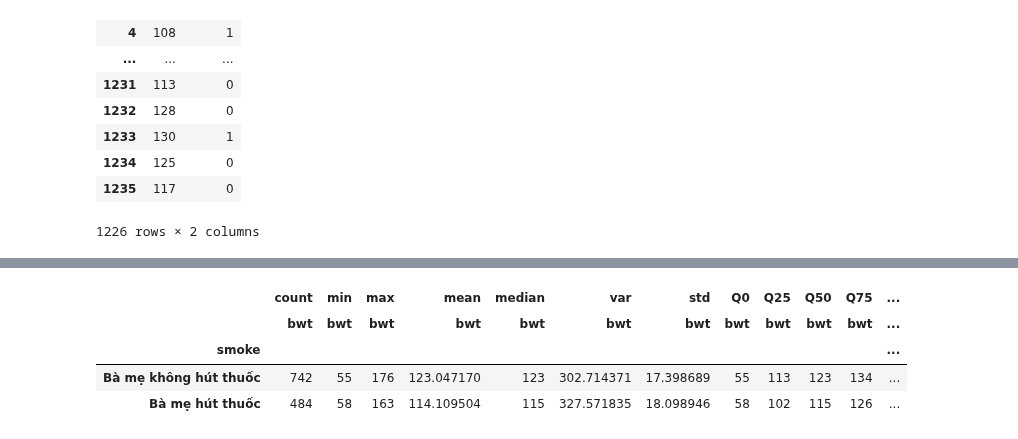
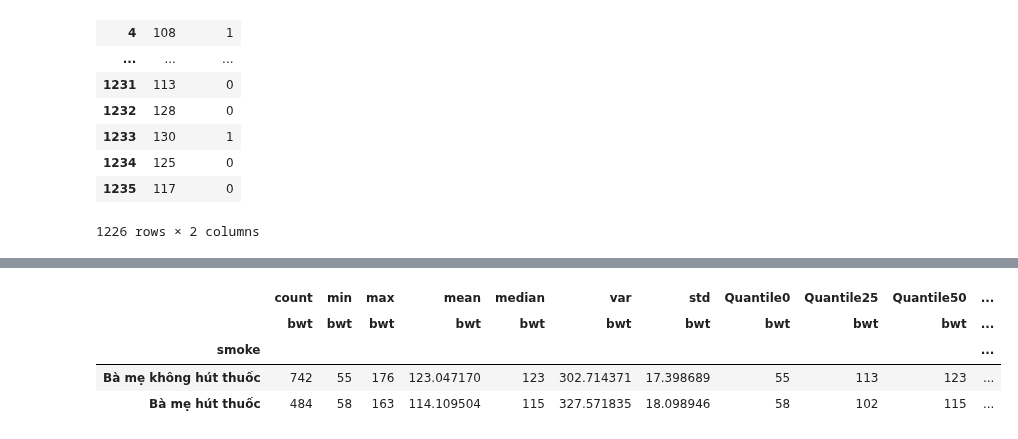
Before and after one commit to PhamBaVuong/DataAnalysisDeepLearning, a Jupyter notebook: Lab05.ipynb, the cells around one changed output, grey strips where cells are left out. Saved outputs shown, nothing was run; the diff lists cells and outputs as text; code cells hidden in the pictures.

```diff
--- a/Lab05.ipynb
+++ b/Lab05.ipynb
@@ -57,14 +62,14 @@ def Quantile0(n):
 def Quantile25(n):
   return np.percentile(n, 25)
 
-def Qantile50(n):
+def Quantile50(n):
   return np.percentile(n, 50)
 
 def Quantile75(n):
   return np.percentile(n, 75)
 
 def IQR(n):
-  return Q75(n) - Q25(n)
+  return Quantile75(n) - Quantile25(n)
 
 def Skewness(n):
   return skew(n, bias = False)
@@ -74,8 +105,8 @@ def Kurtosis(n):
 # %%
-datababies01.pivot_table(index = 'smoke', values = 'bwt', aggfunc = ['count', 'min', 'max', 'mean', 'median', 'var', 'std', Q0, Q25, Q50, Q75, Q1, IQR, skewness, Kurtosis]).rename(index = {0: 'Bà mẹ không hút thuốc', 1: 'Bà mẹ hút thuốc'})
+datababies01.pivot_table(index = 'smoke', values = 'bwt', aggfunc = ['count', 'min', 'max', 'mean', 'median', 'var', 'std', Quantile0, Quantile25, Quantile50, Quantile75, IQR, Skewness, Kurtosis]).rename(index = {0: 'Bà mẹ không hút thuốc', 1: 'Bà mẹ hút thuốc'})
 # %% [output]
-|  | count | min | max | mean | median | var | std | Q0 | Q25 | Q50 | Q75 | ... |
-|  | bwt | bwt | bwt | bwt | bwt | bwt | bwt | bwt | bwt | bwt | bwt | ... |
-| smoke |  |  |  |  |  |  |  |  |  |  |  | ... |
-| Bà mẹ không hút thuốc | 742 | 55 | 176 | 123.047170 | 123 | 302.714371 | 17.398689 | 55 | 113 | 123 | 134 | ... |
-| Bà mẹ hút thuốc | 484 | 58 | 163 | 114.109504 | 115 | 327.571835 | 18.098946 | 58 | 102 | 115 | 126 | ... |
+|  | count | min | max | mean | median | var | std | Quantile0 | Quantile25 | Quantile50 | ... |
+|  | bwt | bwt | bwt | bwt | bwt | bwt | bwt | bwt | bwt | bwt | ... |
+| smoke |  |  |  |  |  |  |  |  |  |  | ... |
+| Bà mẹ không hút thuốc | 742 | 55 | 176 | 123.047170 | 123 | 302.714371 | 17.398689 | 55 | 113 | 123 | ... |
+| Bà mẹ hút thuốc | 484 | 58 | 163 | 114.109504 | 115 | 327.571835 | 18.098946 | 58 | 102 | 115 | ... |
```
Also changed, not shown: parts of 50 cells of this notebook.
